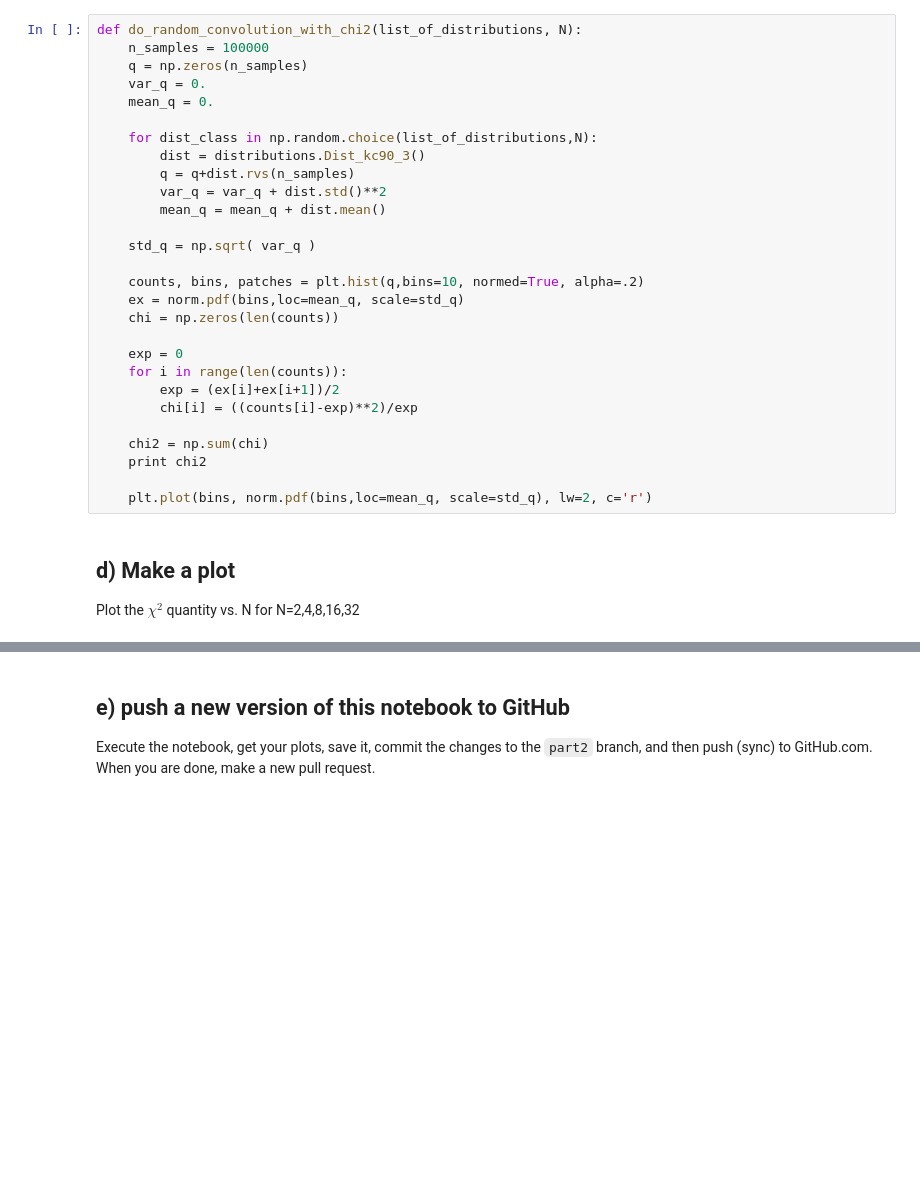
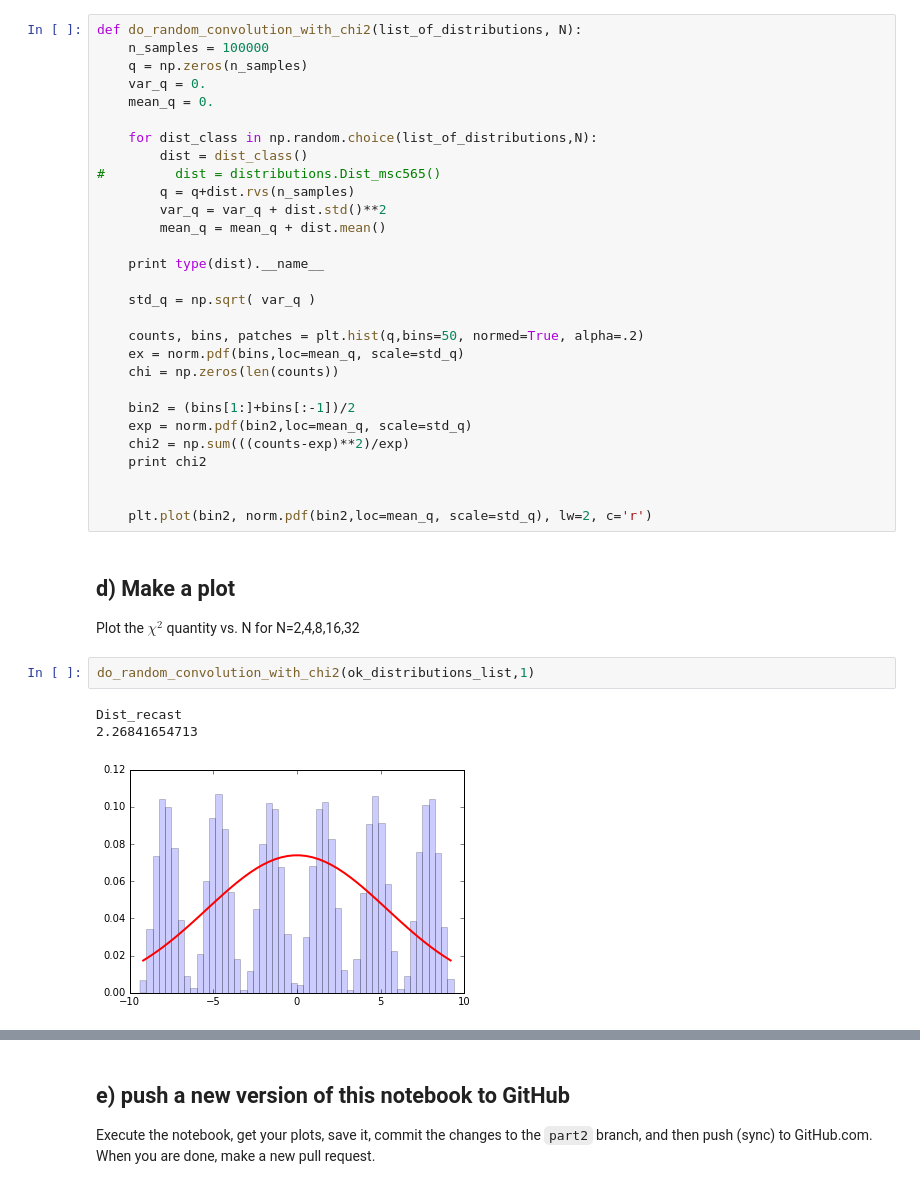
Before and after one commit to cranmer/intro-exp-phys-II, a Jupyter notebook: Central-Limit-Theorem.ipynb, the cells around one changed output, grey strips where cells are left out. Saved outputs shown, nothing was run; the diff lists cells and outputs as text; blank space fills up the shorter version.

Commit message:
made the normal plot more accurate with midpoints and refactored code to make it prettier

```diff
--- a/Central-Limit-Theorem.ipynb
+++ b/Central-Limit-Theorem.ipynb
@@ -340,30 +340,37 @@ def do_random_convolution_with_chi2(list_of_distributions, N):
     mean_q = 0.
 
     for dist_class in np.random.choice(list_of_distributions,N):
-        dist = distributions.Dist_kc90_3()
+        dist = dist_class()
+#         dist = distributions.Dist_msc565()
         q = q+dist.rvs(n_samples)
         var_q = var_q + dist.std()**2
         mean_q = mean_q + dist.mean()
 
+    print type(dist).__name__
+
     std_q = np.sqrt( var_q )
 
-    counts, bins, patches = plt.hist(q,bins=10, normed=True, alpha=.2)
+    counts, bins, patches = plt.hist(q,bins=50, normed=True, alpha=.2)
     ex = norm.pdf(bins,loc=mean_q, scale=std_q)
     chi = np.zeros(len(counts))
 
-    exp = 0
-    for i in range(len(counts)):
-        exp = (ex[i]+ex[i+1])/2
-        chi[i] = ((counts[i]-exp)**2)/exp
-
-    chi2 = np.sum(chi)
+    bin2 = (bins[1:]+bins[:-1])/2
+    exp = norm.pdf(bin2,loc=mean_q, scale=std_q)
+    chi2 = np.sum(((counts-exp)**2)/exp)
     print chi2
 
-    plt.plot(bins, norm.pdf(bins,loc=mean_q, scale=std_q), lw=2, c='r')
+
+    plt.plot(bin2, norm.pdf(bin2,loc=mean_q, scale=std_q), lw=2, c='r')
 # %% [markdown]
 ## d) Make a plot
 
 Plot the $\chi^2$ quantity vs. N for N=2,4,8,16,32
+# %%
+do_random_convolution_with_chi2(ok_distributions_list,1)
+# %% [output]
+Dist_recast
+2.26841654713
+[figure, added]
 # %%
 do_random_convolution_with_chi2(ok_distributions_list,2)
 # %% [output]
```
Also changed, not shown: parts of 15 cells of this notebook.
